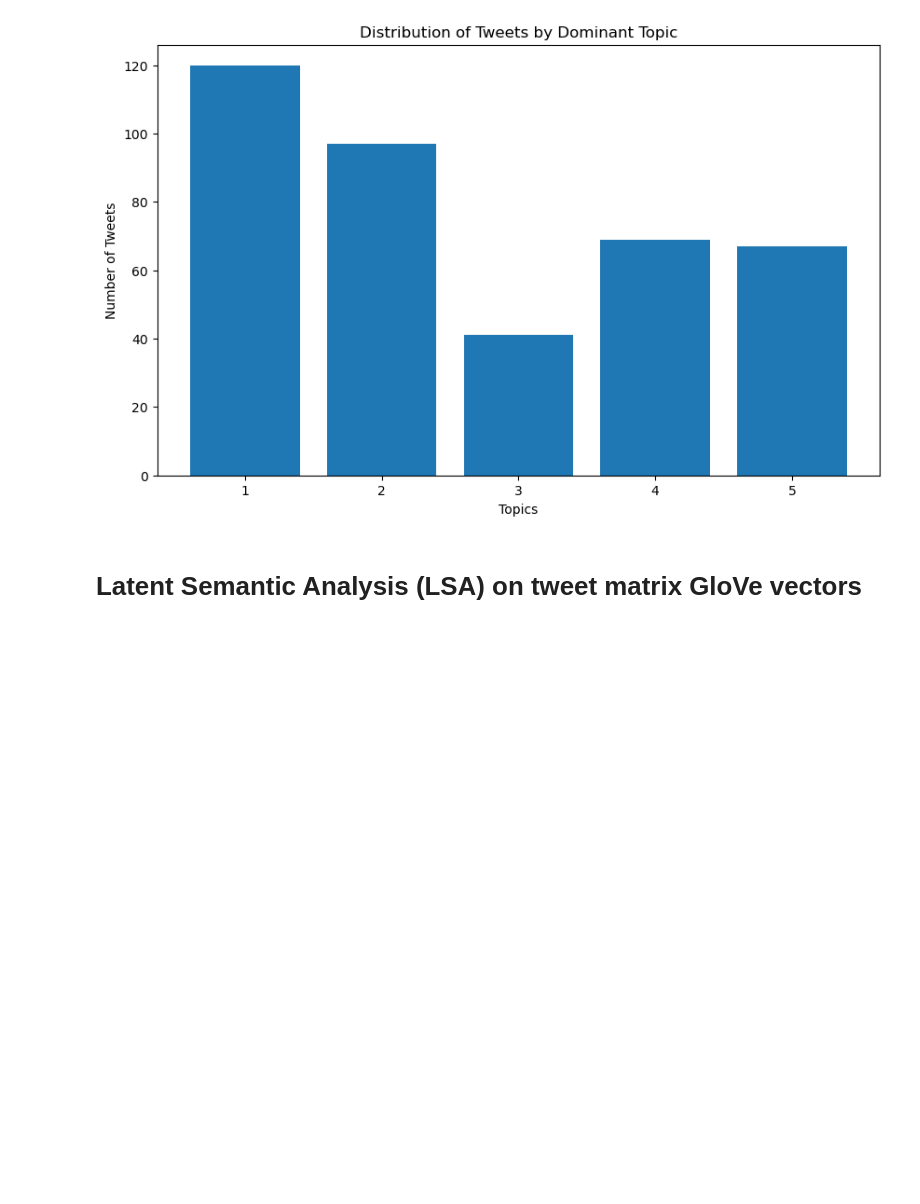
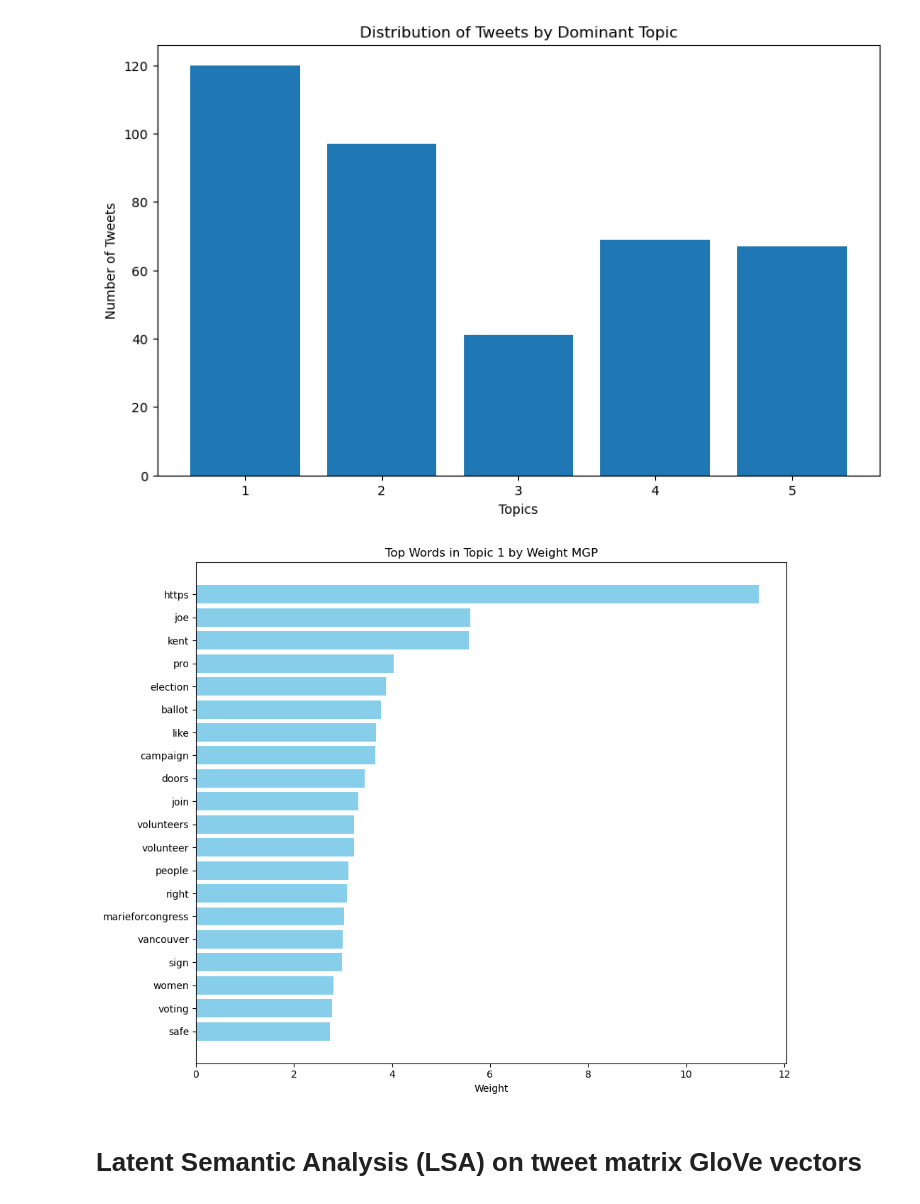
Before and after one commit to samforwill/nlp-campaign-messaging, a Jupyter notebook: Unsupervised_Topic_Modeling.ipynb, the cells around one changed output. Cells and saved outputs as stored; diff of their text form; code cells hidden in the pictures; blank space fills up the shorter version.

```diff
--- a/Unsupervised_Topic_Modeling.ipynb
+++ b/Unsupervised_Topic_Modeling.ipynb
@@ -108,6 +108,42 @@ plt.xticks(range(1, num_topics + 1))
 plt.show()
 # %% [output]
 [figure]
+# %%
+import matplotlib.pyplot as plt
+import numpy as np
+
+def plot_top_words_for_first_topic(model, feature_names, num_top_words, filename='mgp_topic1.png'):
+    # Extract the weights for the first topic
+    topic_weights = model.components_[0]
+
+    # Get the indices of the top words in this topic
+    top_indices = topic_weights.argsort()[-num_top_words:][::-1]
+
+    # Extract the top words and their corresponding weights
+    top_words = [feature_names[i] for i in top_indices]
+    weights = [topic_weights[i] for i in top_indices]
+
+    # Plotting
+    y_pos = np.arange(len(top_words))
+
+    plt.figure(figsize=(10, 8))
+    plt.barh(y_pos, weights, align='center', color='skyblue')
+    plt.yticks(y_pos, top_words)
+    plt.gca().invert_yaxis()  # To display the highest weights at the top
+    plt.xlabel('Weight')
+    plt.title('Top Words in Topic 1 by Weight MGP')
+
+    # Save the figure before showing it
+    plt.tight_layout()  # Adjust layout to not cut off labels
+    plt.savefig(filename)
+
+    # Then display the plot
+    plt.show()
+
+# Now call the function with the necessary arguments
+plot_top_words_for_first_topic(lda_model, feature_names, 20)
+# %% [output]
+[figure, added]
 # %% [markdown]
 # Latent Semantic Analysis (LSA) on tweet matrix GloVe vectors
 # %%
```
Also changed, not shown: 4 other files.
